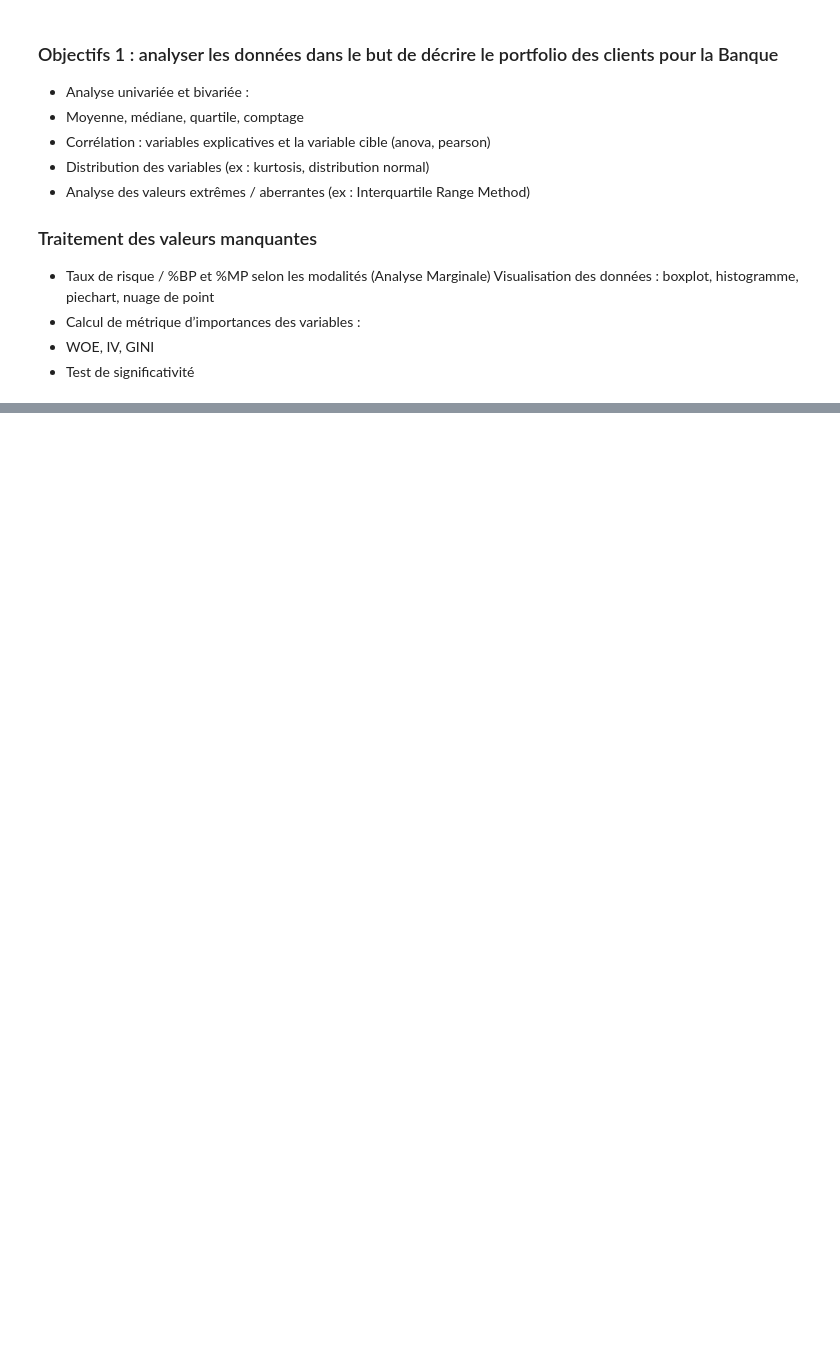
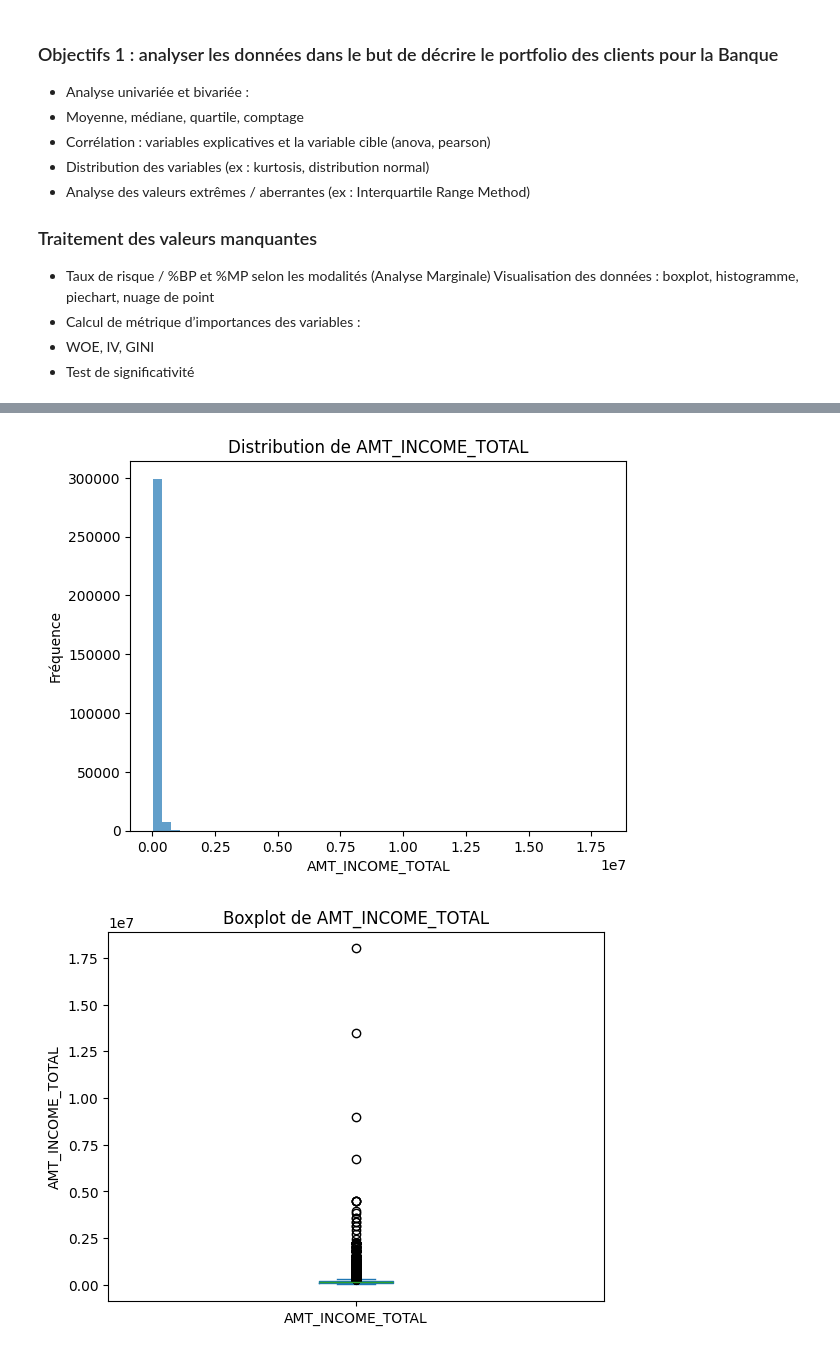
Before and after one commit to santinucomiti/scoring_project, a Jupyter notebook: notebooks/analyse_descritpive.ipynb, the cells around one changed output, grey strips where cells are left out. Drawn from its saved outputs; the diff is of its cells as text; code cells hidden in the pictures; blank space fills up the shorter version.

Commit message:
retraitement des variables quantitatives

```diff
--- a/notebooks/analyse_descritpive.ipynb
+++ b/notebooks/analyse_descritpive.ipynb
@@ -115,0 +165,38 @@ Test de D’Agostino-Pearson : p-value = 0.0
+# %%
+# retraitement :
+
+# ----------- valeur de AMT_INCOME_TOTAL : la plus haute valeur est abérrante.
+
+df = df[df["AMT_INCOME_TOTAL"] < 100_000_000]
+
+# On va voir la nouvelle tete de la distribution et du boxplot une fois la valeur abérrante enlevée :
+for var in ["AMT_INCOME_TOTAL"]:
+
+    df[var].plot(kind='hist', bins=50, title=f'Distribution de {var}', alpha=0.7)
+    plt.xlabel(var)
+    plt.ylabel('Fréquence')
+    plt.show()
+
+    # Boxplot de la variable
+    df[var].plot(kind='box', title=f'Boxplot de {var}')
+    plt.ylabel(var)
+    plt.show()
+# print("----------------\n\n---------------------\n\n")
+
+# on a quand même des clients qui ont plusieurs millions et qui demandent des prêts.
+# Ils écraseent la disctribution et on a du mal à bien voir. On va faire un plot logarithmique.
+
+# Appliquer le logarithme à l'axe des x pour mieux visualiser les données
+df['LOG_AMT_INCOME_TOTAL'] = np.log1p(df['AMT_INCOME_TOTAL'])
+
+# Créer un histogramme logarithmique
+bins = np.linspace(df['LOG_AMT_INCOME_TOTAL'].min(), df['LOG_AMT_INCOME_TOTAL'].max(), 50)
+plt.hist(df['LOG_AMT_INCOME_TOTAL'], bins=bins, alpha=0.7)
+
+plt.title('Histogramme avec échelle logarithmique sur l\'axe des abscisses')
+plt.xlabel('Logarithme (ln(1 + AMT_INCOME_TOTAL))')
+plt.ylabel('Fréquence')
+plt.show()
+# %% [output]
+[figure, added]
+[figure, added]
```
Also changed, not shown: parts of 7 cells of this notebook, 1 other file.
